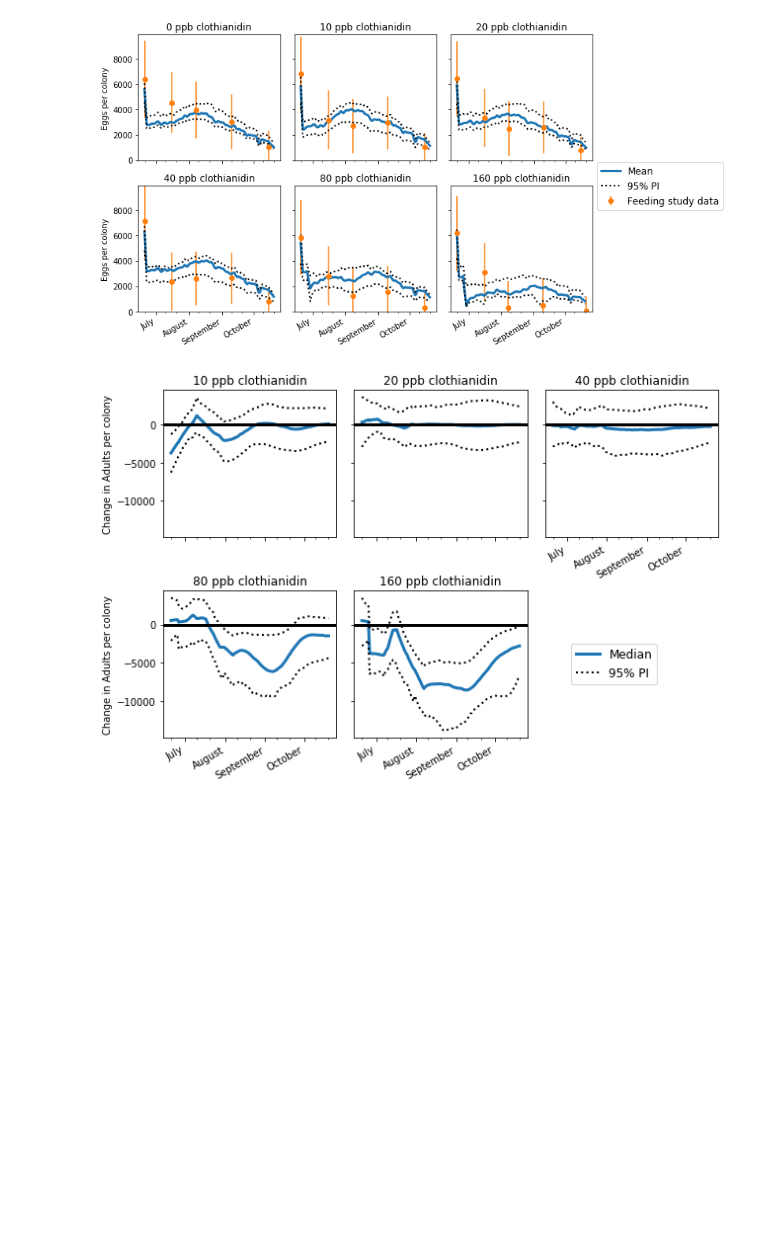
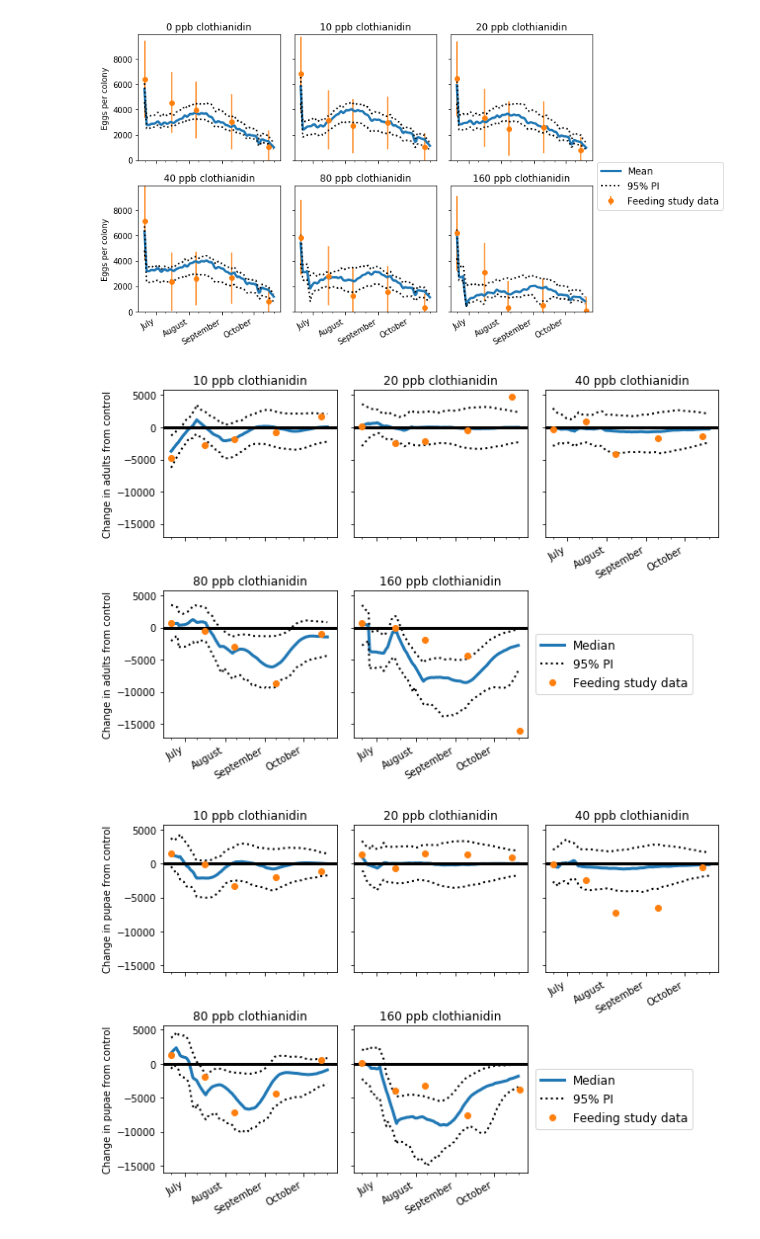
Before and after one commit to JeffreyMinucci/bee_neonic_abc, a Jupyter notebook: results_and_visuals.ipynb, the cells around one changed output. Cells and saved outputs as stored; diff of their text form; code cells hidden in the pictures; blank space fills up the shorter version.

```diff
--- a/results_and_visuals.ipynb
+++ b/results_and_visuals.ipynb
@@ -792,8 +810,13 @@ def plot_trt_contrasts(response, df_in, field_data, lower, upper, pi=True, pi_le
         plt.savefig('figures/posterior_predictions/bee_population/{}_contrast.{}'.format(response, fig_form),
                     bbox_extra_artists=(lgd,), bbox_inches='tight', dpi=100)
     plt.show()
+# %%
+field_data = convert_data_dict(study_data_all)
+plot_trt_contrasts('Adults', predictions, field_data, save = True, fig_form='png')
+# %% [output]
+[figure, added]
 # %%
-plot_trt_contrasts('Adults', predictions, field_data, lower=lower_pi, upper=upper_pi, save = True, fig_form='png')
+plot_trt_contrasts('Pupae', predictions, field_data, save = True, fig_form='png')
 # %% [output]
-[figure, old version]
+[figure, new version]
 # %%
```
Also changed, not shown: parts of 12 cells of this notebook, 6 other files.
